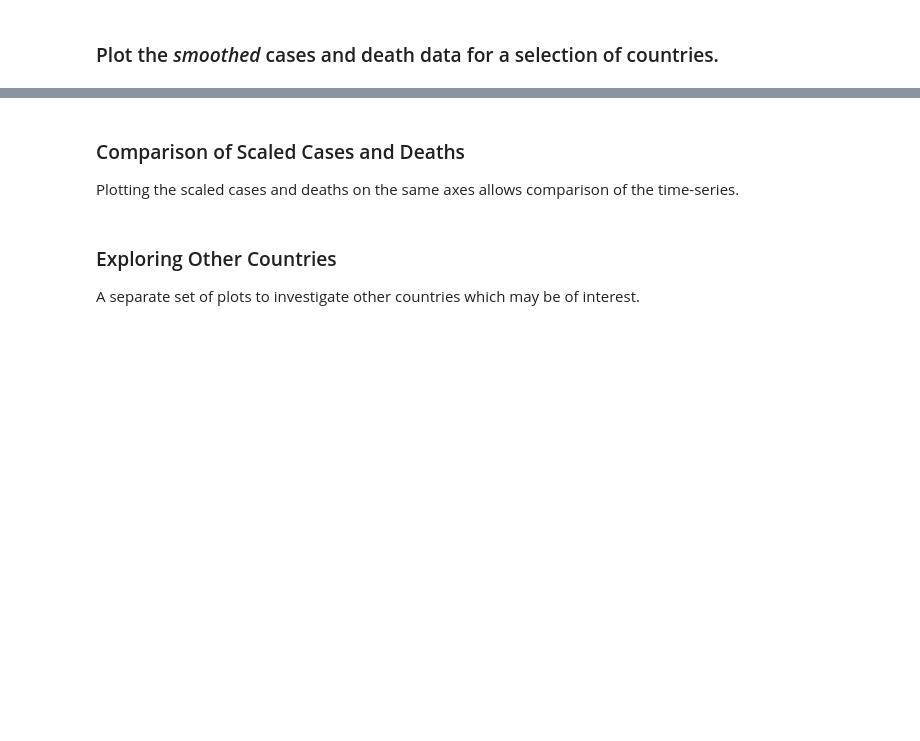
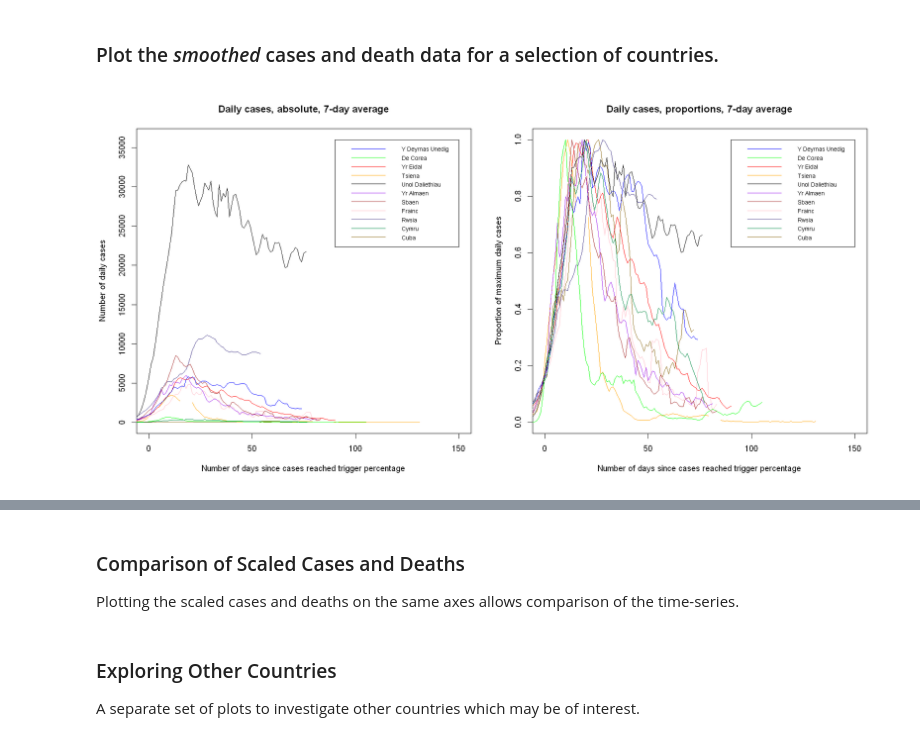
Before and after one commit to pete-arnold/R-basics, a Jupyter notebook: covid-19.ipynb, the cells around one changed output, grey strips where cells are left out. Cells and saved outputs as stored; diff of their text form; code cells hidden in the pictures; blank space fills up the shorter version.

```diff
--- a/covid-19.ipynb
+++ b/covid-19.ipynb
@@ -63,7 +88,11 @@ Get the Welsh cases data then the death data
 # %%
 # Read the cases data from the Excel file and make the column names compatible
 # with R replacing incompatible characters (e.g. a space) with '.'.
-cases_wales <- load_data_xlsx('covid-19-wales.xlsx', sheet='Tests by specimen date') %>%
+# origin <- '1970-01-01'
+# cases_wales <- load_data_xlsx('covid-19-wales.xlsx', sheet='Tests by specimen date') %>%
+#     rename_all(list(~make.names(.)))
+origin <- '1899-12-30'
+cases_wales <- fetch_data_sheet(phw, sheet='Tests by specimen date') %>%
     rename_all(list(~make.names(.)))
 
 ## Modify the data frame to match the format that we'll get from the ECDC.
@@ -76,11 +105,14 @@ cases_wales <- load_data_xlsx('covid-19-wales.xlsx', sheet='Tests by specimen da
 
 # And now get the deaths data and create the equivalent additional columns
 # ordered by date (dateRep).
-deaths_wales <- load_data_xlsx('covid-19-wales.xlsx', sheet='Deaths by date') %>%
+# deaths_wales <- load_data_xlsx('covid-19-wales.xlsx', sheet='Deaths by date') %>%
+#     rename_all(list(~make.names(.)))
+deaths_wales <- fetch_data_sheet(phw, sheet='Deaths by date') %>%
     rename_all(list(~make.names(.)))
 
 deaths_wales_modified <- deaths_wales %>%
-    transmute(dateRep=Date.of.death, deaths=Daily.deaths, cum_deaths=Cumulative.deaths)
+    transmute(dateRep=as.Date(Date.of.death, origin=origin),
+              deaths=Daily.deaths, cum_deaths=Cumulative.deaths)
 
 # Create a data frame with welsh cases and deaths.
 cases_deaths_wales <- cases_wales %>%
@@ -93,7 +125,7 @@ cases_deaths_wales <- cases_wales %>%
     filter(row_number()==1) %>%
     ungroup() %>%
     # Reformat to match ECDC data.
-    transmute(dateRep=Specimen.date, day=day(dateRep), month=month(dateRep),
+    transmute(dateRep=as.Date(Specimen.date, origin=origin), day=day(dateRep), month=month(dateRep),
               year=year(dateRep), cases=Cases..new.,
               countriesAndTerritories='Wales', geoId=NA,
               countryterritoryCode=NA, popData2018=3187203, continentExp='Europe',
@@ -110,5 +142,6 @@ cases_deaths_wales <- cases_wales %>%
            cum_cases, cum_deaths)
 
 # Show the top few rows of the data (arranged so that the most recent data is topmost):
+cat('Welsh Data\n', '----------\n', sep='')
 cat('Number of Welsh rows: ', count(cases_deaths_wales)[[1]], sep='')
 head(cases_deaths_wales %>% arrange(desc(dateRep)), 10)
@@ -117,9 +167,13 @@ head(cases_deaths_wales %>% arrange(desc(dateRep)), 10)
 
 Untidnesses and problems in the data which have become apparent through manual examination of the datasets on prior occasions are fixed by these functions.
 # %%
+#cases_deaths_ecdc <-
+#    load_data('covid-19.csv') %>%
+#    clean_data() %>%
+#    remove_known_problems()
 cases_deaths_ecdc <-
-    load_data('covid-19.csv') %>%
-    clean_data() %>%
+    fetch_data(ecdc) %>%
+    clean_url_data(origin) %>%
     remove_known_problems()
 
 # Calculate the cumulative cases and deaths.
@@ -127,5 +181,6 @@ cases_deaths_ecdc <- cumulative_cases(cases_deaths_ecdc)
 cases_deaths_ecdc <- cumulative_deaths(cases_deaths_ecdc)
 
 # Show the top few rows of the data:
+cat('ECDC Data\n', '---------\n', sep='')
 cat('Number of ECDC rows: ', count(cases_deaths_ecdc)[[1]], sep='')
 head(cases_deaths_ecdc %>% arrange(desc(dateRep)), 10)
@@ -275,12 +402,12 @@ for (country in countries$countriesAndTerritories) {
 # A list of country names (which must match a name in the `countries` list).
 selected_countries <- c('United_Kingdom', 'South_Korea', 'Italy', 'China',
                         'United_States_of_America', 'Germany', 'Spain',
-                        'France', 'Russia', 'Wales', 'Zambia')
+                        'France', 'Russia', 'Wales', 'Cuba')
 # A matching list of country names for the labels (which do not need to match
 # the names in the `countries` list).
 legend_countries <- c('Y Deyrnas Unedig', 'De Corea', 'Yr Eidal', 'Tsiena',
                       'Unol Daliethiau', 'Yr Almaen', 'Sbaen', 'Frainc',
-                      'Rwsia', 'Cymru', 'Zambia')
+                      'Rwsia', 'Cymru', 'Cuba')
 # A list of colours which will be used in the same order as the countries above.
 selected_colors <- c('blue', 'green', 'red', 'orange', 'black', 'purple',
                      'brown', 'pink', 'slateblue4', 'springgreen4',
@@ -314,33 +441,35 @@ for (country in countries$countriesAndTerritories) {
         i <- i + 1
     }
 }
 legend(x=c(period*0.6, period), y=c(ymax*0.62, ymax), legend=legend_countries, col=selected_colors, lty=1, cex=0.7)
 # Plot the 7-day-averaged number of daily cases (with counts scaled to each country's maximum).
 ymax <- 1
 i <- 1
 for (country in countries$countriesAndTerritories) {
     max_cases <- (countries %>% filter(countriesAndTerritories==country) %>% select(max_smoothed_cases))[[1]]
     first_case <- (countries %>% filter(countriesAndTerritories==country) %>% select(firstCase))[[1]]
     if (country %in% selected_countries) {
         colour <- match(country, selected_countries)
         # cat(country, ', ', first_case, ', ', max_cases, ', ', as.integer(colour), '\n')
         if (i == 1) {
         with(cases_deaths %>% filter(countriesAndTerritories==country),
              plot(as.Date(dateRep) - as.Date(first_case), smoothed_cases/max_cases,
                   type='l', col=selected_colors[colour],
                   xlim=c(0, period), ylim=c(0, 1),
                   main='Daily cases, proportions, 7-day average',
                   xlab='Number of days since cases reached trigger percentage',
                   ylab='Proportion of maximum daily cases'))
         } else {
         with(cases_deaths %>% filter(countriesAndTerritories==country),
              lines(as.Date(dateRep) - as.Date(first_case), smoothed_cases/max_cases,
                    type='l', col=selected_colors[colour]))
         }
         i <- i + 1
     }
 }
 legend(x=c(period*0.6, period), y=c(ymax*0.62, ymax), legend=legend_countries, col=selected_colors, lty=1, cex=0.7)
+# %% [output]
+[figure, added]
 # %%
 # Deaths (absolute first, then scaled wrt maximum).
 period <- 150
```
Also changed, not shown: parts of 12 cells of this notebook, 1 other file.
